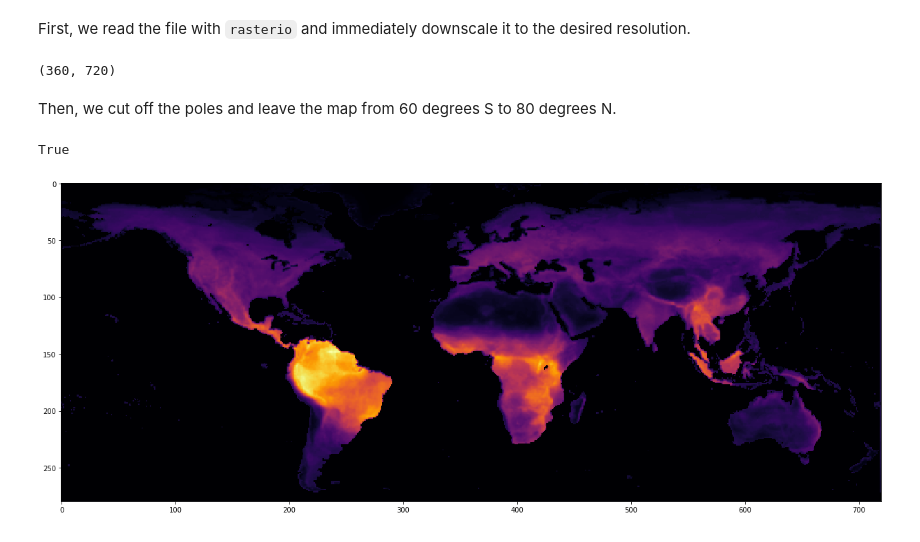
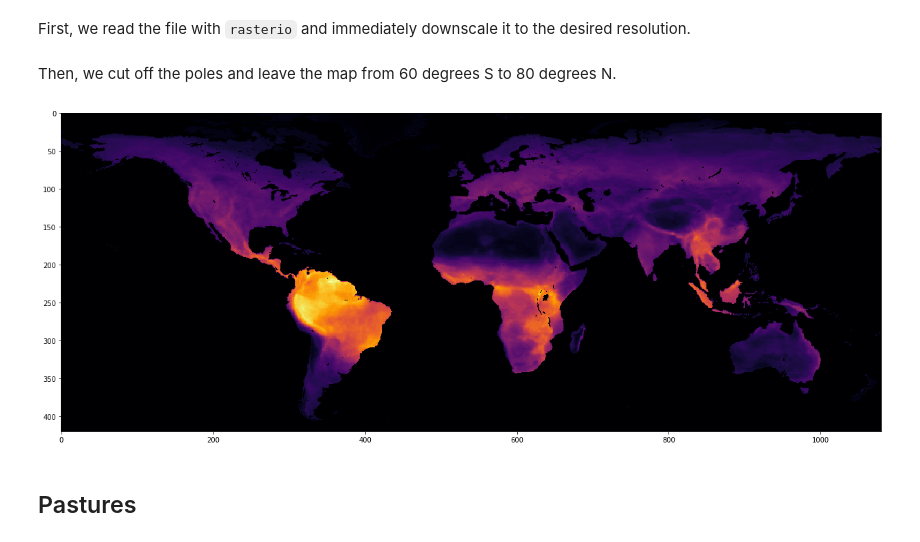
Before and after one commit to miguel-bm/pandora, a Jupyter notebook: notebooks/common_format.ipynb, the cells around one changed output. Saved outputs shown, nothing was run; the diff lists cells and outputs as text; code cells hidden in the pictures.

Commit message:
feat: Include more datasets with common formatting

```diff
--- a/notebooks/common_format.ipynb
+++ b/notebooks/common_format.ipynb
@@ -25,7 +25,7 @@ The idea is to have a longitude-latitude grid from at least 80 deg N to 60 deg s
 longitude_range = (-180, 180)
 latitude_range = (-60, 80)
 
-pixels_per_degree = 2
+pixels_per_degree = 3
 
 longitude_size = (longitude_range[1] - longitude_range[0]) * pixels_per_degree
 latitude_size = (latitude_range[1] - latitude_range[0]) * pixels_per_degree
@@ -106,5 +113,3 @@ earthenv_processed_folder = data_processed_folder/"earthenv"
 open_water_raw_file = earthenv_raw_folder/"open_water.tif"
 # %%
 open_water_array = array_from_tif(open_water_raw_file, longitude_size)
-open_water_array = open_water_array
-open_water_array.shape
@@ -113,3 +116,2 @@ open_water_array.shape
 # %%
-open_water_array_processed = cut_poles(open_water_array!=open_water_array.max(), (-56, 90), latitude_range)
-open_water_array_processed.shape
+open_water_array_processed = cut_poles(open_water_array<50, (-56, 90), latitude_range)
@@ -129,20 +129,15 @@ mammals_raw_file = mammals_raw_folder/"all_mammals.tif"
 First, we read the file with `rasterio` and immediately downscale it to the desired resolution.
 # %%
 mammals_array = array_from_tif(mammals_raw_file, longitude_size)
-mammals_array.shape
-# %% [output]
-(360, 720)
 # %% [markdown]
 Then, we cut off the poles and leave the map from 60 degrees S to 80 degrees N.
 # %%
-mammals_array_processed = cut_poles(mammals_array, (-90, 90), latitude_range) *open_water_array_processed
-mammals_array_processed.shape == img_common_size
+mammals_array_processed = cut_poles(mammals_array, (-90, 90), latitude_range) * open_water_array_processed
+mammals_array_processed = mammals_array_processed / mammals_array_processed.max()
-# %% [output]
-True
 # %%
-plot_map(mammals_array_processed*open_water_array_processed)
+plot_map(mammals_array_processed)
 # %% [output]
-[figure, old version]
+[figure, new version]
 # %%
 with open(mammals_processed_folder/"all_mammals.pickle", "wb") as file:
     pickle.dump(mammals_array_processed, file)
@@ -150,0 +146,2 @@ array_to_json(mammals_array_processed, mammals_processed_folder/"all_mammals_3px
+# %% [markdown]
+## Pastures
```
Also changed, not shown: parts of 35 cells of this notebook, 11 other files.
